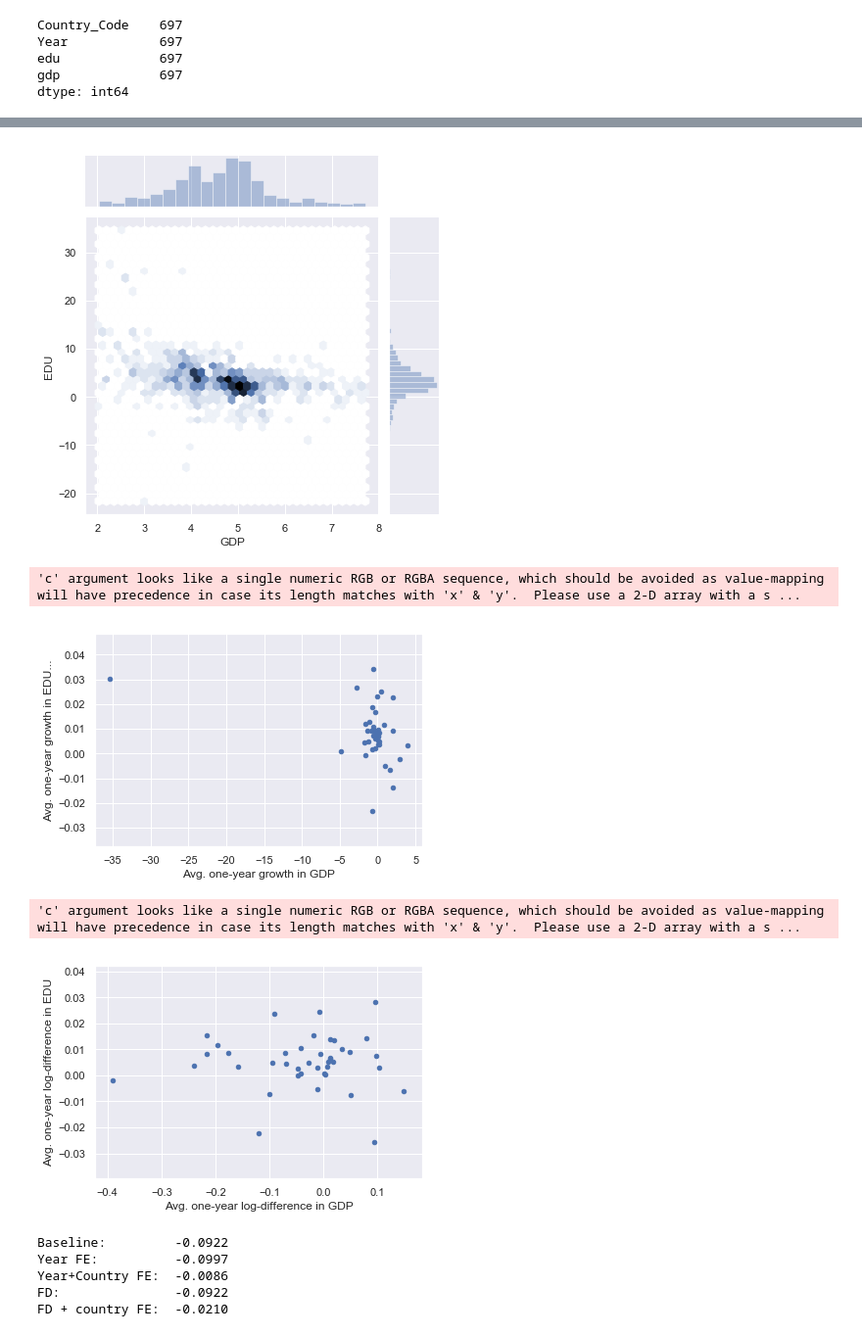
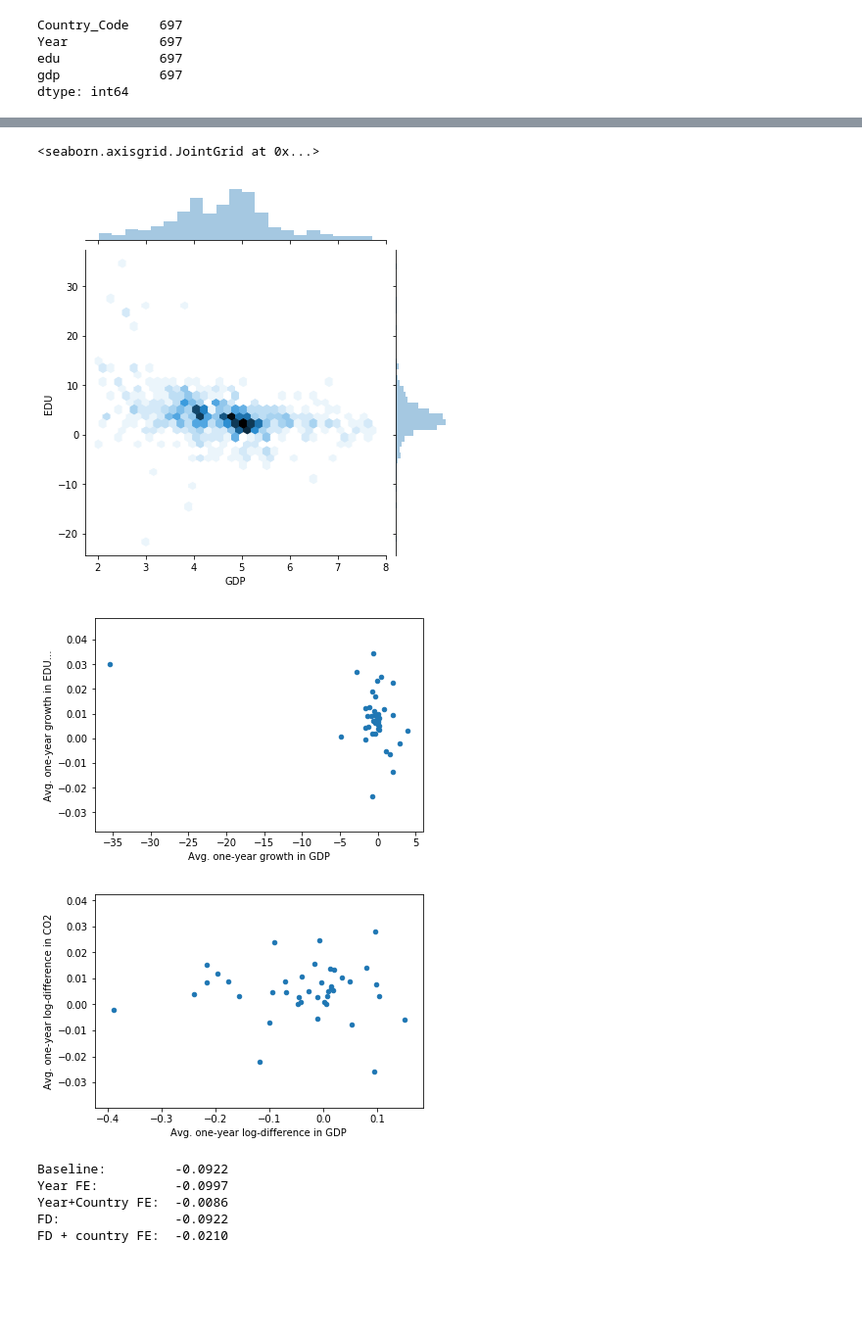
Before and after one commit to NumEconCopenhagen/kingcobra, a Jupyter notebook: dataproject/HANDIN.ipynb, the cells around one changed output, grey strips where cells are left out. Shown at 98% size. Cells and saved outputs as stored; diff of their text form; code cells hidden in the pictures; blank space fills up the shorter version.

```diff
--- a/dataproject/HANDIN.ipynb
+++ b/dataproject/HANDIN.ipynb
@@ -222,6 +224,6 @@ gdp = gdp.set_index('Country Code')
 # %%
 MyDict1 = {}
 for i in range(1999, 2016):
-    MyDict1[str(i)] = f'e{i}'
+    MyDict1[str(i)] = f'g{i}'
 MyDict1
 # %% [output]
@@ -249,6 +251,6 @@ gdp.rename(columns = MyDict1, inplace = True)
 gdp = gdp.reset_index()
 # %%
 # Switching data from wide to long
-gdp = pd.wide_to_long(gdp, stubnames='e', i='Country Code', j='Year')
+gdp = pd.wide_to_long(gdp, stubnames='g', i='Country Code', j='Year')
 gdp.head(5)
 # %% [output]
@@ -261,7 +263,7 @@ gdp.head(5)
 | ARB | 1999 | 1.851039 |
 # %%
 gdp = gdp.reset_index()
-gdp.rename(columns = {'e':'gdp'}, inplace = True)
+gdp.rename(columns = {'g':'gdp'}, inplace = True)
 gdp.rename(columns = {'Country Code':'Country_Code'}, inplace = True)
 gdp.head(5)
 # %% [output]
@@ -339,21 +342,21 @@ plt.show()
 # %%
-sns.set()
-h = sns.jointplot(x=merged_data.edu, y=merged_data.gdp, kind='hex')
-h.set_axis_labels('GDP', 'EDU');
+# Heatmap of the scatter plot above
+sns.jointplot(x=merged_data.edu, y=merged_data.gdp, kind="hex").set_axis_labels('GDP', 'EDU')
 # %% [output]
+<seaborn.axisgrid.JointGrid at 0x...>
-[figure, old version]
+[figure, new version]
 # %%
+# Scatter plot of average one-year growth
 ax = merged_data.groupby('Country_Code').agg(lambda x : x.pct_change().mean()).plot(kind='scatter',x='gdp',y='edu')
 ax.set_xlabel('Avg. one-year growth in GDP');
 ax.set_ylabel('Avg. one-year growth in EDU...');
 # %% [output]
-'c' argument looks like a single numeric RGB or RGBA sequence, which should be avoided as value-mapping will have precedence in case its length matches with 'x' & 'y'.  Please use a 2-D array with a s ...
-[figure, old version]
+[figure, new version]
 # %%
+# Scatter plot of log average one-year growth
 ax = merged_data.groupby('Country_Code').agg(lambda x: (np.log(x)).diff().mean()).plot(kind='scatter',x='gdp',y='edu')
 ax.set_xlabel('Avg. one-year log-difference in GDP');
-ax.set_ylabel('Avg. one-year log-difference in EDU');
+ax.set_ylabel('Avg. one-year log-difference in CO2');
 # %% [output]
-'c' argument looks like a single numeric RGB or RGBA sequence, which should be avoided as value-mapping will have precedence in case its length matches with 'x' & 'y'.  Please use a 2-D array with a s ...
-[figure, old version]
+[figure, new version]
 # %%
```
Also changed, not shown: parts of 17 cells of this notebook.
